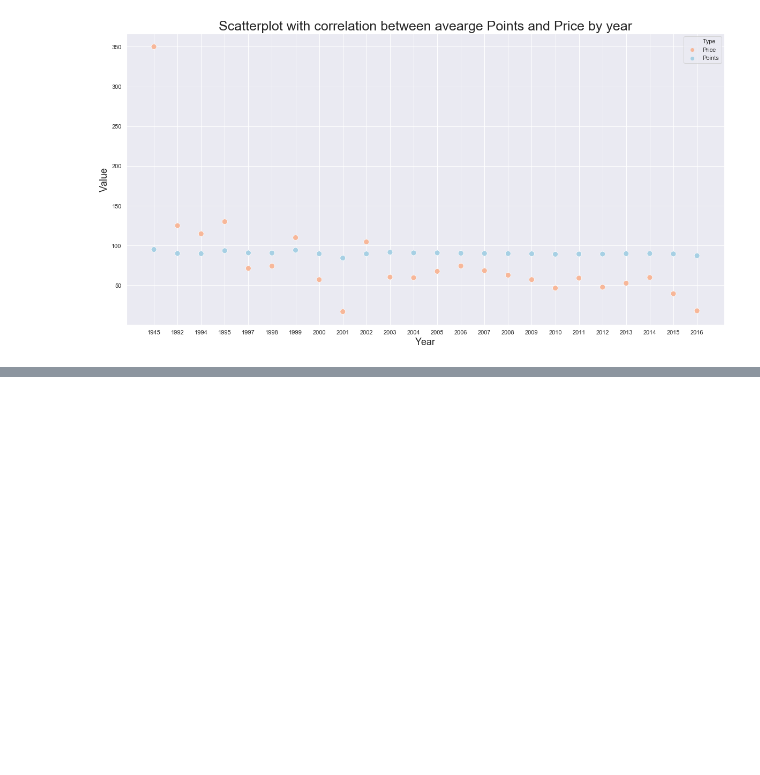
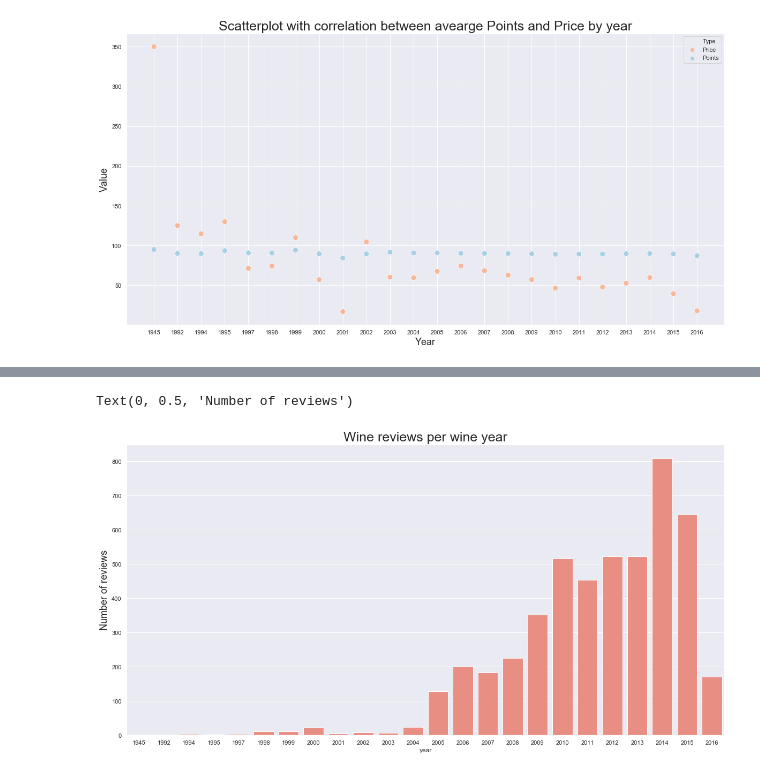
Before and after one commit to com-480-data-visualization/com-480-project-lesvizerables, a Jupyter notebook: Milestone1.ipynb, the cells around one changed output, grey strips where cells are left out. Drawn from its saved outputs; the diff is of its cells as text; code cells hidden in the pictures; blank space fills up the shorter version.

```diff
--- a/Milestone1.ipynb
+++ b/Milestone1.ipynb
@@ -492,0 +508,14 @@ For our use the scatterplot with average price and points over the years could b
+# %%
+sns.set(rc={'figure.figsize':(20,10)})
+reviews_year = wines_lim.groupby(['year']).size().reset_index(name='count')
+s = sns.barplot(x = reviews_year['year'], y = reviews_year['count'], color = 'salmon')
+#s.set_xticklabels(labels = reviews_year.year, rotation=90) # rotate text on x-axis to avoid overlap
+s.set_title('Wine reviews per wine year', fontsize = 25)
+s.set_ylabel('Number of reviews', fontsize = 18)
+#s.tick_params(labelsize=10)
+
+#plt.tight_layout()
+#plt.savefig('Plots/reviews_per_wineyear.pdf', format='pdf')
+# %% [output]
+Text(0, 0.5, 'Number of reviews')
+[figure, added]
```
Also changed, not shown: parts of 10 cells of this notebook, 8 other files.
